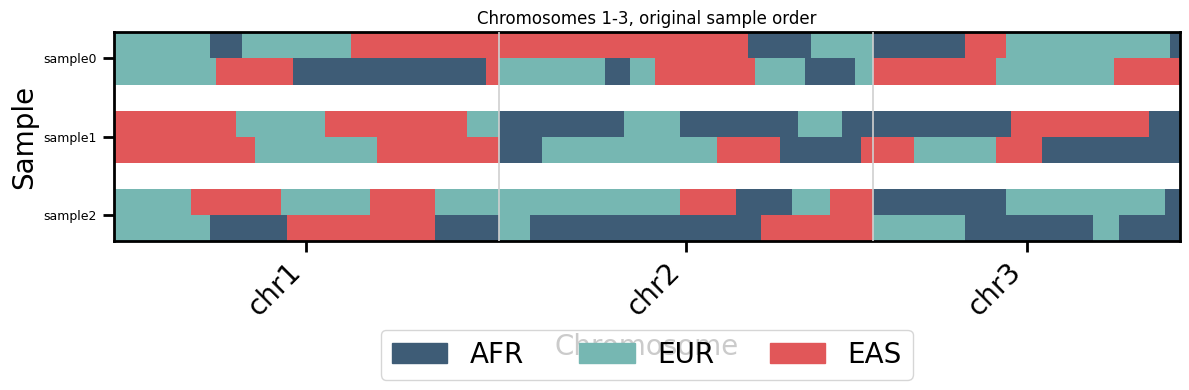
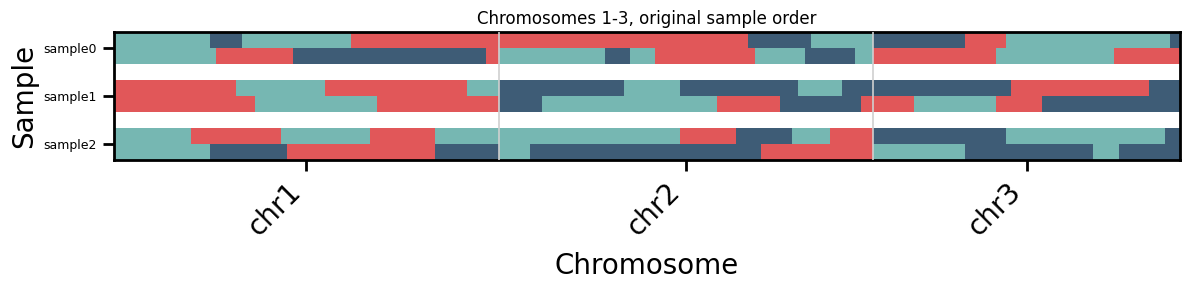
The change to this notebook cell's code, shown as a diff; its figure went from the first image to the second:
--- before
+++ after
@@ -7,6 +7,5 @@
     colors=colors,
     sort=False,
-    figsize=(12, 4),
-    legend=True,
+    figsize=(12, 3),
     title="Chromosomes 1-3, original sample order",
     scale=4,

Commit: allow lai legend configurable